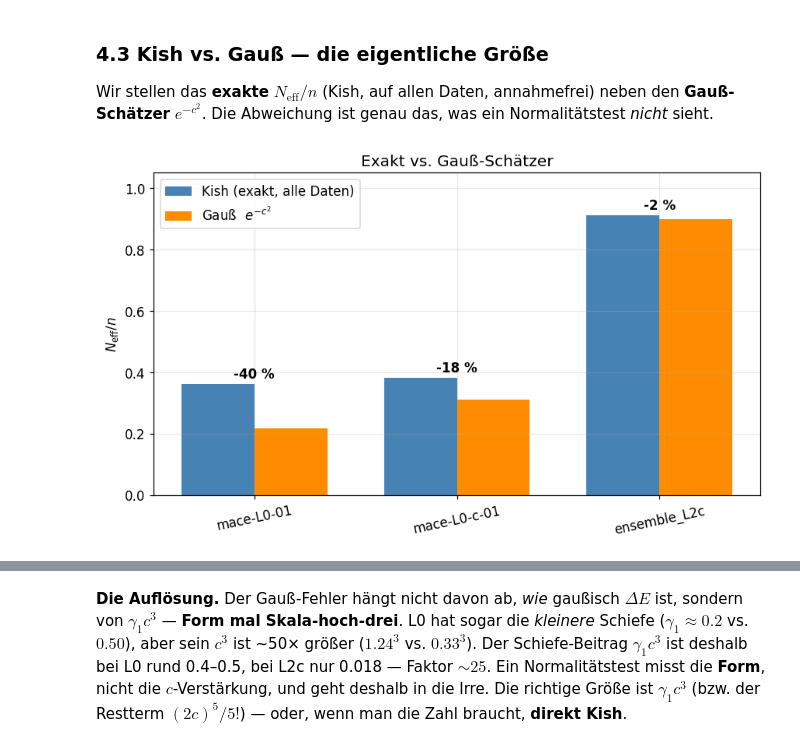
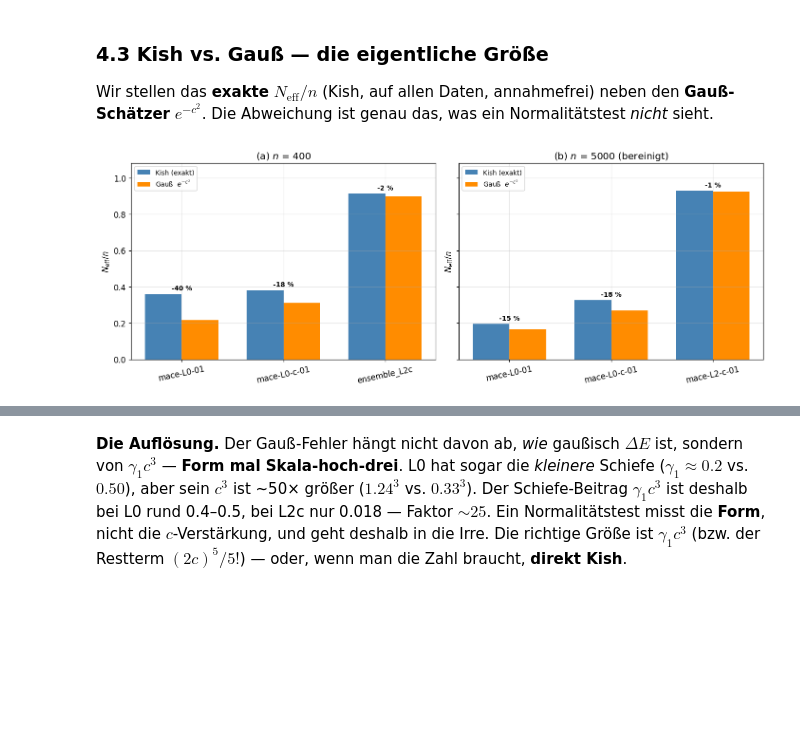
Before and after one commit to EmilOhligs/Kish_estimator, a Jupyter notebook: Results/UQ_L0/screening_methode.ipynb, the cells around one changed output, grey strips where cells are left out. Saved outputs shown, nothing was run; the diff lists cells and outputs as text; code cells hidden in the pictures; blank space fills up the shorter version.

```diff
--- a/Results/UQ_L0/screening_methode.ipynb
+++ b/Results/UQ_L0/screening_methode.ipynb
@@ -261,3 +261,21 @@ ax.set_title("Reweighting-Gewichte: L0 entartet (breit), L2c gutartig (schmal)")
 ax.legend(); plt.tight_layout(); plt.show()
 # %% [output]
 [figure]
+# %%
+# dasselbe auf dem grossen Satz (n=5000, bereinigt) — SEPARATER Plot neben dem 400er
+show_full = {"mace-L0-01": "firebrick", "mace-L0-c-01": "darkorange",
+             "mace-L2-c-01": "steelblue"}
+fig, ax = plt.subplots(figsize=(8, 4.5))
+for m, col in show_full.items():
+    e_dft, e_mace = load_full(m)                     # bereinigt (ohne die 4 DFT-Artefakte)
+    w = reweighting_weights(e_dft, e_mace, beta); w = w / w.mean()
+    ne = effective_sample_size(w) / w.size
+    wn = w[w > 0]
+    bins = np.logspace(np.log10(wn.min()), np.log10(wn.max()), 40)
+    ax.hist(wn, bins=bins, density=True, histtype="step", lw=2, color=col,
+            label=f"{m}   $N_\\mathrm{{eff}}/n$ = {ne:.2f}")
+ax.axvline(1.0, color="k", ls=":", lw=1, label="$w=\\langle w\\rangle$")
+ax.set_xscale("log")
+ax.set_xlabel("$w_i / \\langle w\\rangle$"); ax.set_ylabel("Dichte")
+ax.set_title("Reweighting-Gewichte, $n$=5000 (bereinigt): L0 entartet, L2 gutartig")
+ax.legend(); plt.tight_layout(); plt.show()
@@ -848,29 +931,42 @@ Wir stellen das **exakte** $N_\text{eff}/n$ (Kish, auf allen Daten, annahmefrei)
 **Gauß-Schätzer** $e^{-c^2}$. Die Abweichung ist genau das, was ein Normalitätstest *nicht*
 sieht.
 # %%
-fig, ax = plt.subplots(figsize=(8, 4.8))
-ms = list(SHOW); x = np.arange(len(ms)); wd = 0.36
-kish, gauss, rows = [], [], []
-for m in ms:
-    e_dft, e_mace = load_energies(CACHE / MODELS[m]); dE = e_dft - e_mace
-    s = dE.std(ddof=1); u = dE - dE.mean()
-    c = beta*s; g1 = float((u**3).mean()/s**3); g2 = float((u**4).mean()/s**4-3)
-    k = effective_sample_size(reweighting_weights(e_dft, e_mace, beta))/dE.size
-    kish.append(k); gauss.append(np.exp(-c**2))
-    rows.append((m, c, g1, k, np.exp(-c**2), g1*c**3, (2*c)**5/120))
-ax.bar(x-wd/2, kish, wd, label="Kish (exakt, alle Daten)", color="steelblue")
-ax.bar(x+wd/2, gauss, wd, label="Gauß  $e^{-c^2}$", color="darkorange")
-for i, m in enumerate(ms):
-    ax.text(i, max(kish[i], gauss[i])+0.02, f"{100*(gauss[i]/kish[i]-1):+.0f} %",
-            ha="center", fontweight="bold")
-ax.set_xticks(x); ax.set_xticklabels(ms, rotation=12); ax.set_ylim(0, 1.05)
-ax.set_ylabel("$N_\\mathrm{eff}/n$"); ax.set_title("Exakt vs. Gauß-Schätzer")
-ax.legend(); ax.grid(alpha=0.3, axis="y"); plt.tight_layout(); plt.show()
+def kish_gauss_panel(ax, items, loader, title):
+    ms = list(items); x = np.arange(len(ms)); wd = 0.36
+    kish, gauss, rows = [], [], []
+    for m in ms:
+        e_dft, e_mace = loader(m); dE = e_dft - e_mace
+        s = dE.std(ddof=1); u = dE - dE.mean()
+        c = beta*s; g1 = float((u**3).mean()/s**3); g2 = float((u**4).mean()/s**4-3)
+        k = effective_sample_size(reweighting_weights(e_dft, e_mace, beta))/dE.size
+        kish.append(k); gauss.append(np.exp(-c**2))
+        rows.append((m, c, g1, k, np.exp(-c**2), g1*c**3, (2*c)**5/120))
+    ax.bar(x-wd/2, kish, wd, label="Kish (exakt)", color="steelblue")
+    ax.bar(x+wd/2, gauss, wd, label="Gauß  $e^{-c^2}$", color="darkorange")
+    for i in range(len(ms)):
+        ax.text(i, max(kish[i], gauss[i])+0.02, f"{100*(gauss[i]/kish[i]-1):+.0f} %",
+                ha="center", fontweight="bold", fontsize=9)
+    ax.set_xticks(x); ax.set_xticklabels(ms, rotation=12); ax.set_ylim(0, 1.08)
+    ax.set_ylabel("$N_\\mathrm{eff}/n$"); ax.set_title(title)
+    ax.legend(fontsize=9); ax.grid(alpha=0.3, axis="y")
+    return rows
 
-print(f"\n{'Modell':<15}{'c':>7}{'gamma1':>8}{'gamma1*c^3':>11}{'(2c)^5/5!':>11}"
-      f"{'Kish':>8}{'Gauss':>8}{'Fehler':>9}")
-for m, c, g1, k, ga, t3, R5 in rows:
-    print(f"{m:<15}{c:>7.3f}{g1:>+8.3f}{t3:>11.3f}{R5:>11.3f}{k:>8.3f}{ga:>8.3f}"
-          f"{100*(ga/k-1):>+8.1f}%")
+def print_decomp(title, rows):
+    print(title)
+    print(f"{'Modell':<15}{'c':>7}{'gamma1':>8}{'gamma1*c^3':>11}{'(2c)^5/5!':>11}"
+          f"{'Kish':>8}{'Gauss':>8}{'Fehler':>9}")
+    for m, c, g1, k, ga, t3, R5 in rows:
+        print(f"{m:<15}{c:>7.3f}{g1:>+8.3f}{t3:>11.3f}{R5:>11.3f}{k:>8.3f}{ga:>8.3f}"
+              f"{100*(ga/k-1):>+8.1f}%")
+
+fig, (a, b) = plt.subplots(1, 2, figsize=(13, 4.8), sharey=True)
+rows400  = kish_gauss_panel(a, SHOW_400,  lambda m: load_energies(CACHE / MODELS[m]),
+                            "(a) $n$ = 400")
+rows5000 = kish_gauss_panel(b, SHOW_5000, lambda m: load_full(m),
+                            "(b) $n$ = 5000 (bereinigt)")
+plt.tight_layout(); plt.show()
+
+print_decomp("n = 400 (testbig):", rows400); print()
+print_decomp("n = 5000 (bereinigt):", rows5000)
 # %% [output]
-[figure, old version]
+[figure, new version]
```
Also changed, not shown: parts of 17 cells of this notebook, 3 other files.
